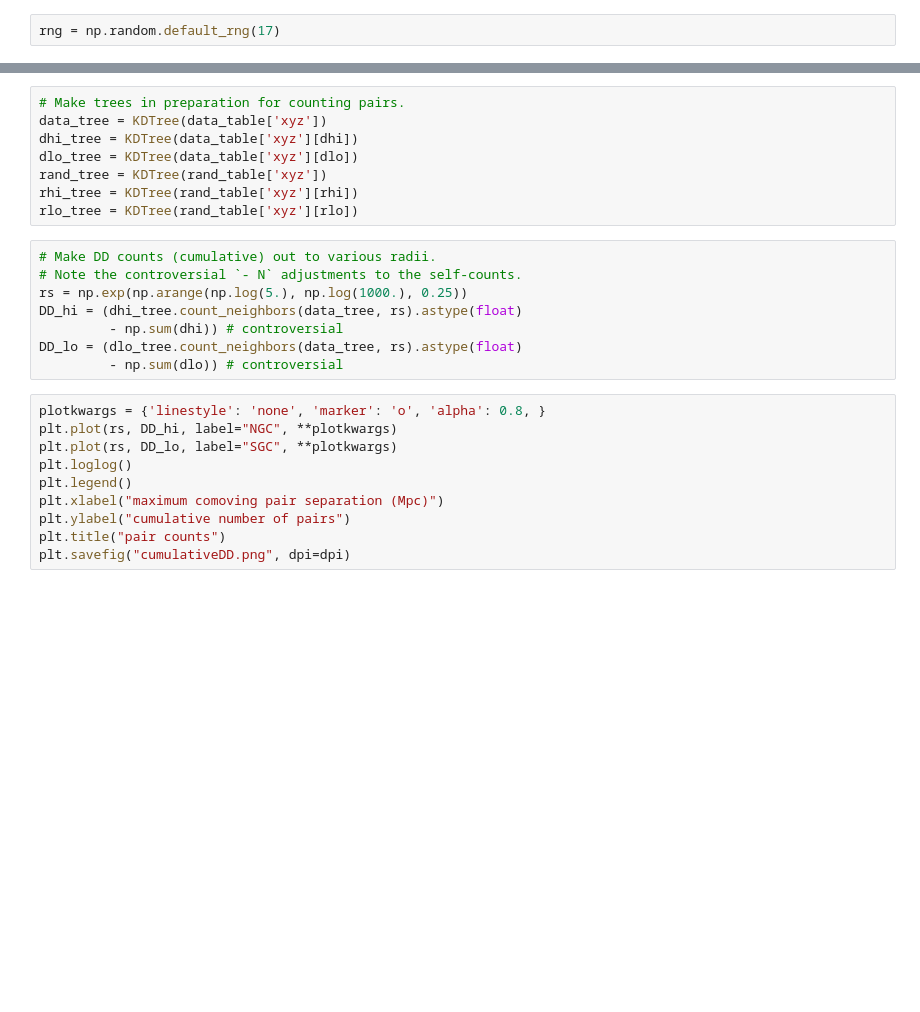
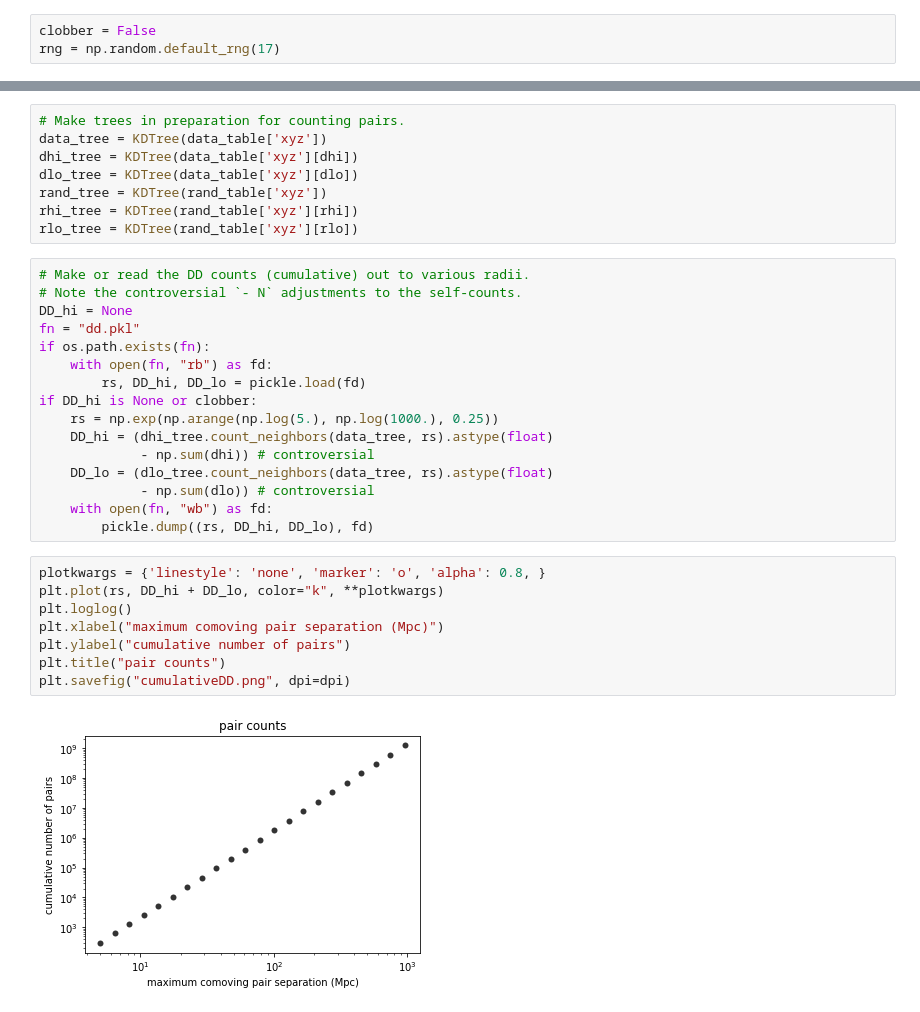
Before and after one commit to davidwhogg/DoCrimes, a Jupyter notebook: notebooks/homogeneity.ipynb, the cells around one changed output, grey strips where cells are left out. Cells and saved outputs as stored; diff of their text form; blank space fills up the shorter version.

```diff
--- a/notebooks/homogeneity.ipynb
+++ b/notebooks/homogeneity.ipynb
@@ -23,6 +25,7 @@ from astropy.coordinates import SkyCoord
 from astropy.cosmology import Planck18
 import pylab as plt
 # %%
+clobber = False
 rng = np.random.default_rng(17)
 # %%
 # print(plt.rcParams.keys())
@@ -253,22 +281,30 @@ rand_tree = KDTree(rand_table['xyz'])
 rhi_tree = KDTree(rand_table['xyz'][rhi])
 rlo_tree = KDTree(rand_table['xyz'][rlo])
 # %%
-# Make DD counts (cumulative) out to various radii.
+# Make or read the DD counts (cumulative) out to various radii.
 # Note the controversial `- N` adjustments to the self-counts.
-rs = np.exp(np.arange(np.log(5.), np.log(1000.), 0.25))
-DD_hi = (dhi_tree.count_neighbors(data_tree, rs).astype(float)
-         - np.sum(dhi)) # controversial
-DD_lo = (dlo_tree.count_neighbors(data_tree, rs).astype(float)
-         - np.sum(dlo)) # controversial
+DD_hi = None
+fn = "dd.pkl"
+if os.path.exists(fn):
+    with open(fn, "rb") as fd:
+        rs, DD_hi, DD_lo = pickle.load(fd)
+if DD_hi is None or clobber:
+    rs = np.exp(np.arange(np.log(5.), np.log(1000.), 0.25))
+    DD_hi = (dhi_tree.count_neighbors(data_tree, rs).astype(float)
+             - np.sum(dhi)) # controversial
+    DD_lo = (dlo_tree.count_neighbors(data_tree, rs).astype(float)
+             - np.sum(dlo)) # controversial
+    with open(fn, "wb") as fd:
+        pickle.dump((rs, DD_hi, DD_lo), fd)
 # %%
 plotkwargs = {'linestyle': 'none', 'marker': 'o', 'alpha': 0.8, }
-plt.plot(rs, DD_hi, label="NGC", **plotkwargs)
-plt.plot(rs, DD_lo, label="SGC", **plotkwargs)
+plt.plot(rs, DD_hi + DD_lo, color="k", **plotkwargs)
 plt.loglog()
-plt.legend()
 plt.xlabel("maximum comoving pair separation (Mpc)")
 plt.ylabel("cumulative number of pairs")
 plt.title("pair counts")
 plt.savefig("cumulativeDD.png", dpi=dpi)
+# %% [output]
+[figure, added]
 # %%
 # Make DR counts (symmetrically).
```
Also changed, not shown: parts of 24 cells of this notebook, 7 other files.
